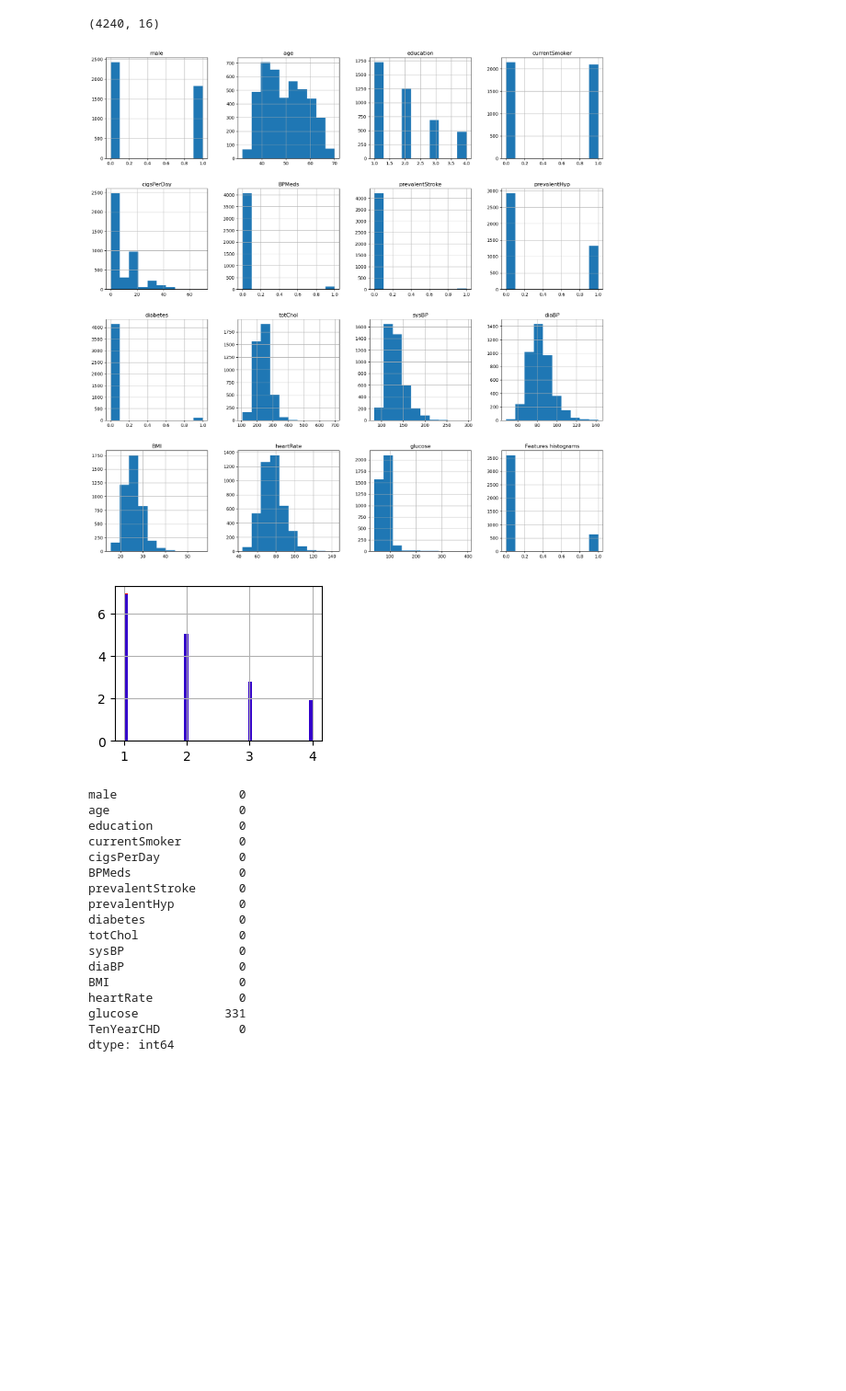
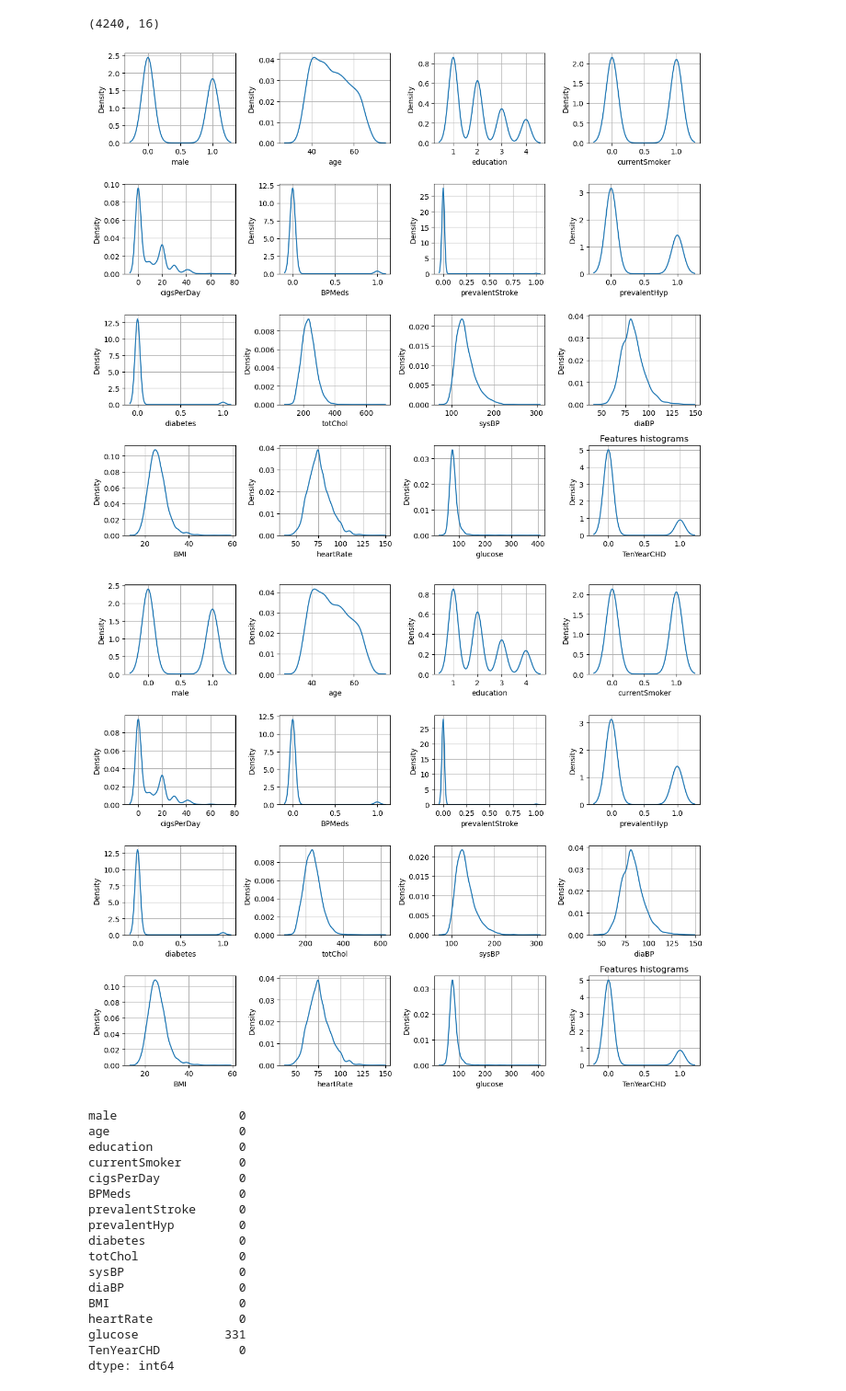
Before and after one commit to Fermazate/Heart-Disease-Prediction, a Jupyter notebook: notebooks/01_data_exporation.ipynb, the cells around one changed output. Shown at 92% size. Cells and saved outputs as stored; diff of their text form; code cells hidden in the pictures; blank space fills up the shorter version.

```diff
--- a/notebooks/01_data_exporation.ipynb
+++ b/notebooks/01_data_exporation.ipynb
@@ -58,20 +61,36 @@ dtype: int64
 db.shape
 # %% [output]
 (4240, 16)
-# %%
-db.hist(figsize=(20,20))
-plt.title('Features histograms')
-plt.show()
-# %% [output]
-[figure, removed]
-# %%
-fig = plt.figure()
-ax = fig.add_subplot(222)
-db['education'].hist(bins = 50, ax = ax, density = True , color = 'red')
-nona['education'].hist(bins = 50, ax = ax, density = True , color = 'blue', alpha = 0.8)
-plt.show()
-# %% [output]
-[figure, removed]
+# %%
+r = 4
+c = 4
+it = 1
+plt.figure(figsize=(12,10))
+for i in db.columns:
+    plt.subplot(r,c,it)
+    sns.kdeplot(db[i])
+    plt.grid()
+    it+=1
+plt.title('Features histograms')
+plt.tight_layout()
+plt.show()
+# %% [output]
+[figure, added]
+# %%
+r = 4
+c = 4
+it = 1
+plt.figure(figsize=(12,10))
+for i in db.columns:
+    plt.subplot(r,c,it)
+    sns.kdeplot(nona[i])
+    plt.grid()
+    it+=1
+plt.title('Features histograms')
+plt.tight_layout()
+plt.show()
+# %% [output]
+[figure, added]
 # %%
 nona.isnull().sum()
 # %% [output]
```
Also changed, not shown: parts of 11 cells of this notebook, 6 other files.
